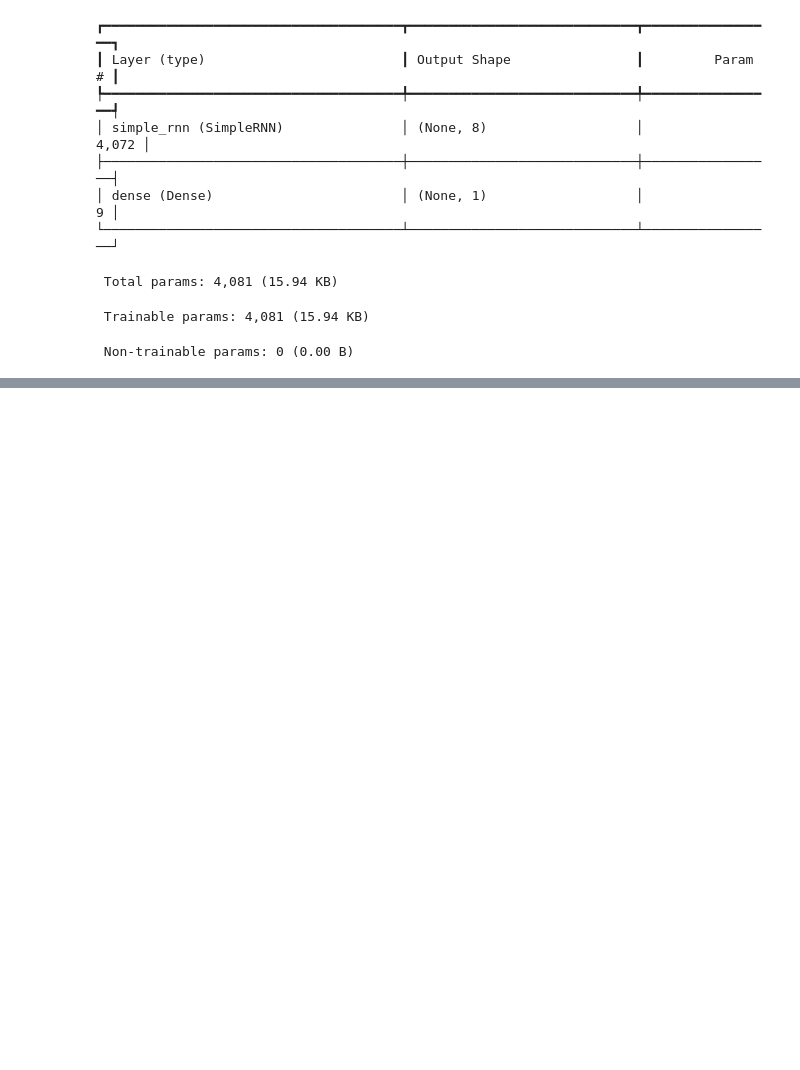
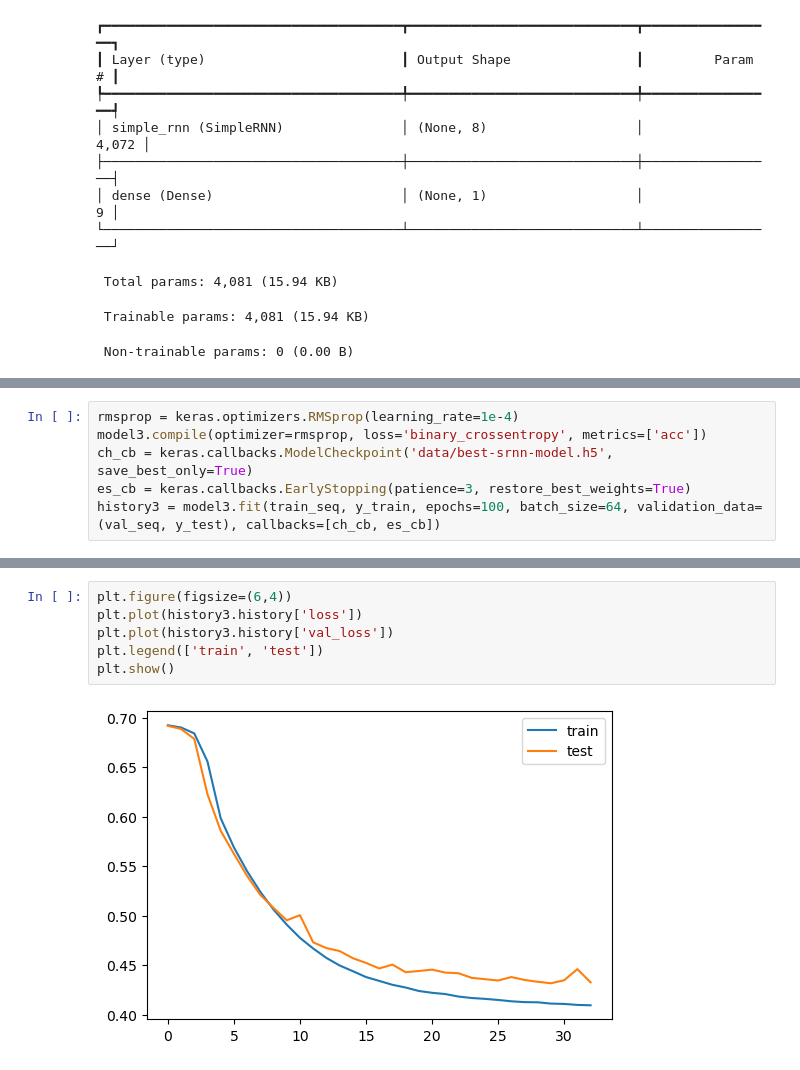
Before and after one commit to KIM-YONG-HA/PYTHON101, a Jupyter notebook: deepLearning/d250228RNN_imdb.ipynb, the cells around one changed output, grey strips where cells are left out. Drawn from its saved outputs; the diff is of its cells as text; blank space fills up the shorter version.

```diff
--- a/deepLearning/d250228RNN_imdb.ipynb
+++ b/deepLearning/d250228RNN_imdb.ipynb
@@ -142,0 +268,6 @@ model.evaluate(X_test_oh, y_test)
+# %%
+rmsprop = keras.optimizers.RMSprop(learning_rate=1e-4)
+model3.compile(optimizer=rmsprop, loss='binary_crossentropy', metrics=['acc'])
+ch_cb = keras.callbacks.ModelCheckpoint('data/best-srnn-model.h5', save_best_only=True)
+es_cb = keras.callbacks.EarlyStopping(patience=3, restore_best_weights=True)
+history3 = model3.fit(train_seq, y_train, epochs=100, batch_size=64, validation_data=(val_seq, y_test), callbacks=[ch_cb, es_cb])
@@ -142,0 +299,8 @@ model.evaluate(X_test_oh, y_test)
+# %%
+plt.figure(figsize=(6,4))
+plt.plot(history3.history['loss'])
+plt.plot(history3.history['val_loss'])
+plt.legend(['train', 'test'])
+plt.show()
+# %% [output]
+[figure, added]
```
Also changed, not shown: parts of 33 cells of this notebook, 4 other files.
